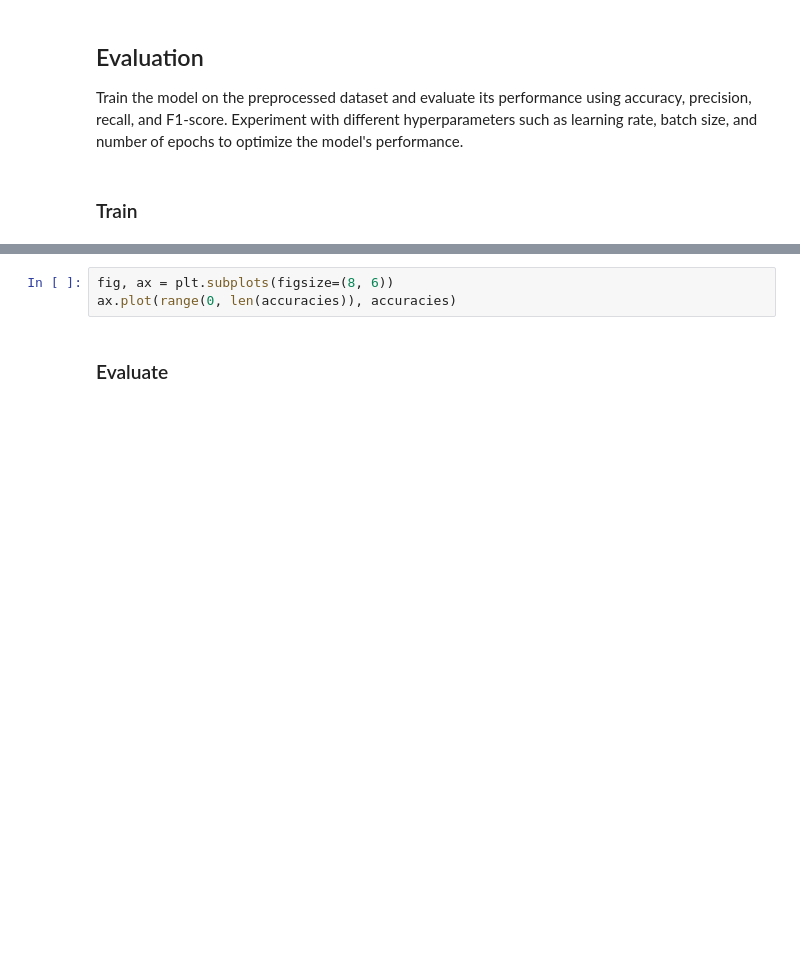
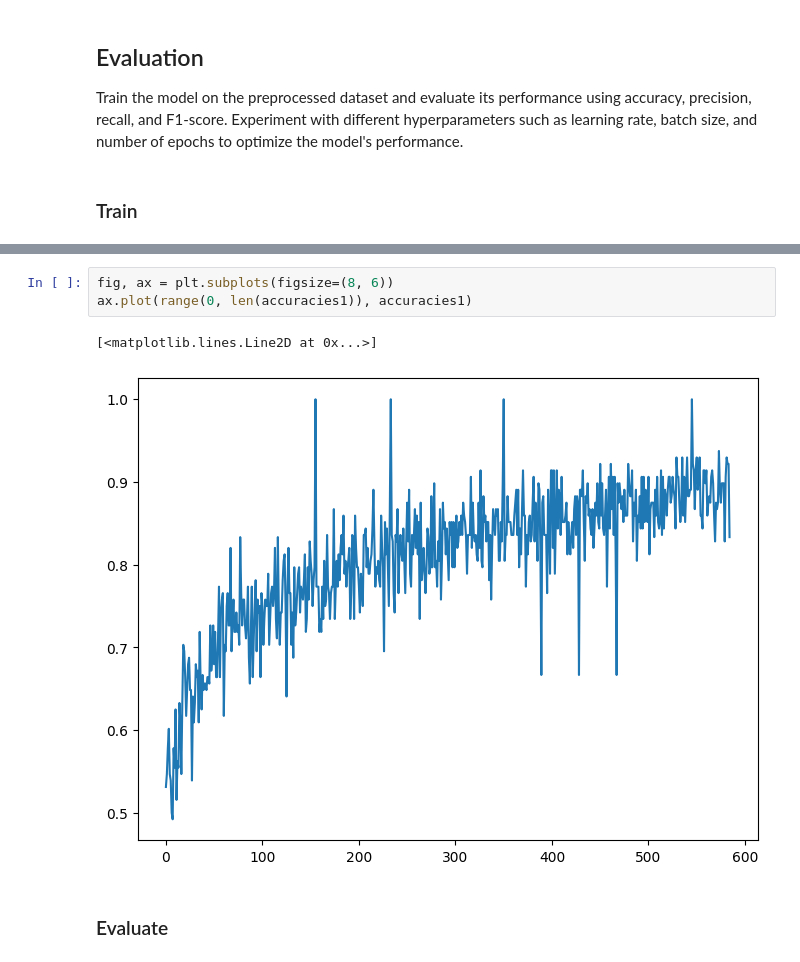
Before and after one commit to SebastianKropp/DisasterDetectionModel, a Jupyter notebook: Transformer.ipynb, the cells around one changed output, grey strips where cells are left out. Drawn from its saved outputs; the diff is of its cells as text; blank space fills up the shorter version.

```diff
--- a/Transformer.ipynb
+++ b/Transformer.ipynb
@@ -274,6 +389,9 @@ ax.plot(range(0, len(losses)), losses)
 # %%
 fig, ax = plt.subplots(figsize=(8, 6))
-ax.plot(range(0, len(accuracies)), accuracies)
+ax.plot(range(0, len(accuracies1)), accuracies1)
+# %% [output]
+[<matplotlib.lines.Line2D at 0x...>]
+[figure, added]
 # %% [markdown]
 ### Evaluate
 # %%
```
Also changed, not shown: parts of 29 cells of this notebook.
